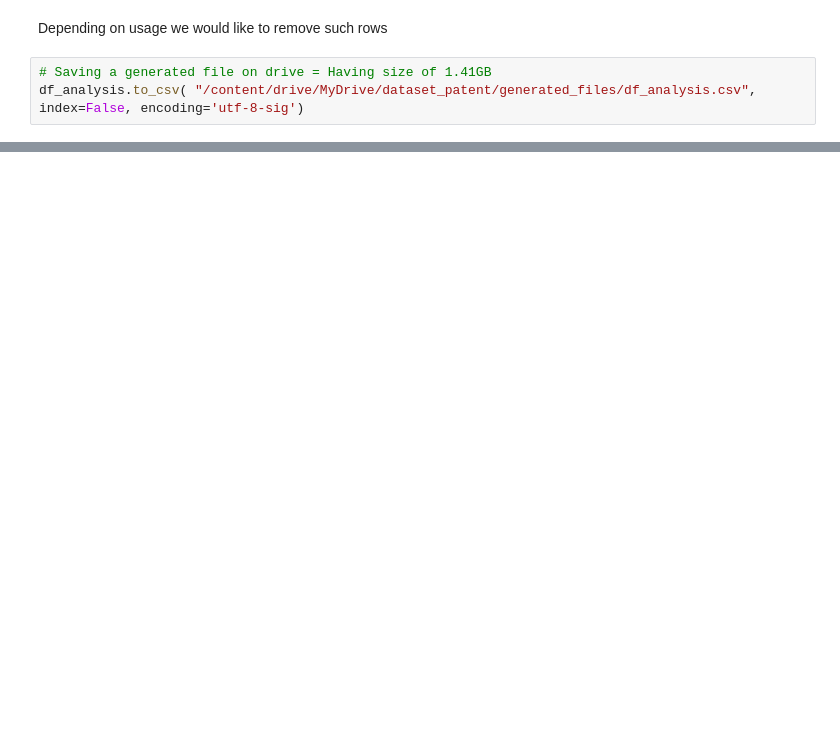
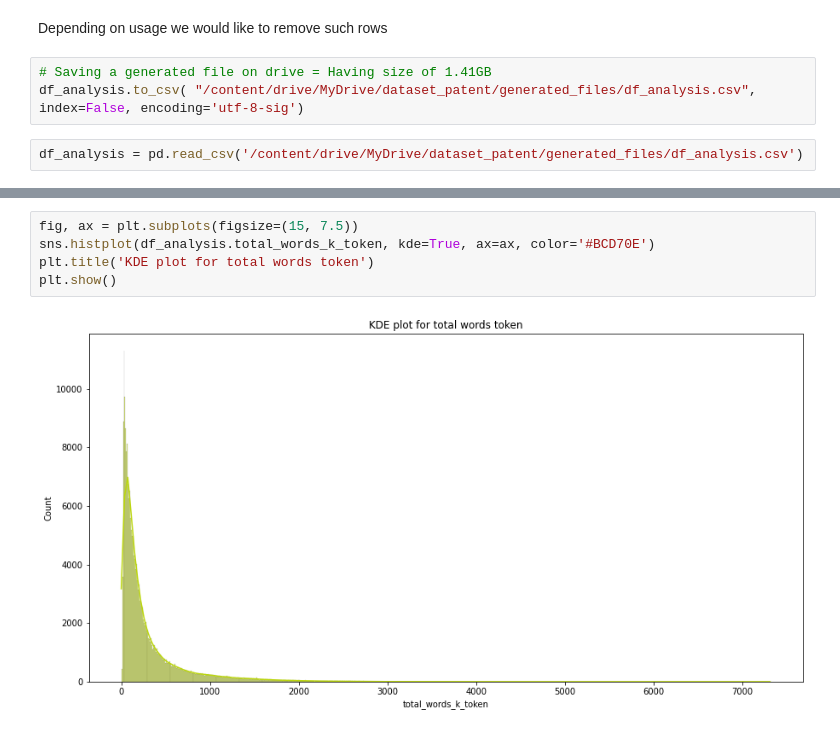
Before and after one commit to Renuk9390/Patent_Sentiment_Analysis, a Jupyter notebook: Jupyter notebook/Prepare_split_analysis.ipynb, the cells around one changed output, grey strips where cells are left out. Drawn from its saved outputs; the diff is of its cells as text; blank space fills up the shorter version.

```diff
--- a/Jupyter notebook/Prepare_split_analysis.ipynb
+++ b/Jupyter notebook/Prepare_split_analysis.ipynb
@@ -179,3 +190,5 @@ Depending on usage we would like to remove such rows
 # %%
 # Saving a generated file on drive = Having size of 1.41GB
 df_analysis.to_csv( "/content/drive/MyDrive/dataset_patent/generated_files/df_analysis.csv", index=False, encoding='utf-8-sig')
+# %%
+df_analysis = pd.read_csv('/content/drive/MyDrive/dataset_patent/generated_files/df_analysis.csv')
@@ -181,0 +204,7 @@ df_analysis.to_csv( "/content/drive/MyDrive/dataset_patent/generated_files/df_an
+# %%
+fig, ax = plt.subplots(figsize=(15, 7.5))
+sns.histplot(df_analysis.total_words_k_token, kde=True, ax=ax, color='#BCD70E')
+plt.title('KDE plot for total words token')
+plt.show()
+# %% [output]
+[figure, added]
```
Also changed, not shown: parts of 62 cells of this notebook.
